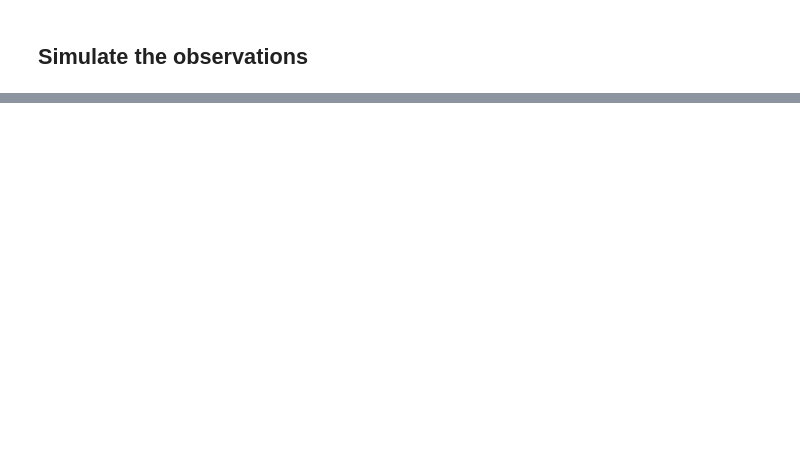
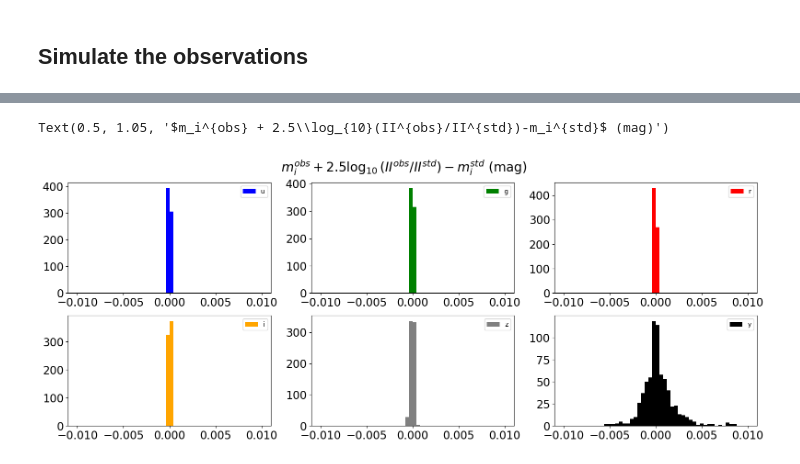
Before and after one commit to sylvielsstfr/RubinLSSTPhotometricCorrTuto, a Jupyter notebook: notebooks/03_Applications/03a_PhotoZ.ipynb, the cells around one changed output, grey strips where cells are left out. Drawn from its saved outputs; the diff is of its cells as text; code cells hidden in the pictures; blank space fills up the shorter version.

```diff
--- a/notebooks/03_Applications/03a_PhotoZ.ipynb
+++ b/notebooks/03_Applications/03a_PhotoZ.ipynb
@@ -407,0 +440,16 @@ df
+# %%
+fig, ax = plt.subplots(2,3,figsize=(16,6))
+ax[0,0].hist(df["miobs_u"]+df["magratioII0_u"]-df["mistd_u"],bins=50,range=(-0.01,0.01),facecolor=filter_color[0],label=filter_tagnames[0] )
+ax[0,1].hist(df["miobs_g"]+df["magratioII0_g"]-df["mistd_g"],bins=50,range=(-0.01,0.01),facecolor=filter_color[1],label=filter_tagnames[1])
+ax[0,2].hist(df["miobs_r"]+df["magratioII0_r"]-df["mistd_r"],bins=50,range=(-0.01,0.01),facecolor=filter_color[2],label=filter_tagnames[2])
+ax[1,0].hist(df["miobs_i"]+df["magratioII0_i"]-df["mistd_i"],bins=50,range=(-0.01,0.01),facecolor=filter_color[3],label=filter_tagnames[3])
+ax[1,1].hist(df["miobs_z"]+df["magratioII0_z"]-df["mistd_z"],bins=50,range=(-0.01,0.01),facecolor=filter_color[4],label=filter_tagnames[4])
+ax[1,2].hist(df["miobs_y"]+df["magratioII0_y"]-df["mistd_y"],bins=50,range=(-0.01,0.01),facecolor=filter_color[5],label=filter_tagnames[5])
+for ix in range(3):
+    for iy in range(2):
+        ax[iy,ix].legend()
+plt.tight_layout()
+plt.suptitle("$m_i^{obs} + 2.5\log_{10}(II^{obs}/II^{std})-m_i^{std}$ (mag)",fontsize=20,y=1.05)
+# %% [output]
+Text(0.5, 1.05, '$m_i^{obs} + 2.5\\log_{10}(II^{obs}/II^{std})-m_i^{std}$ (mag)')
+[figure, added]
```
Also changed, not shown: parts of 7 cells of this notebook.
